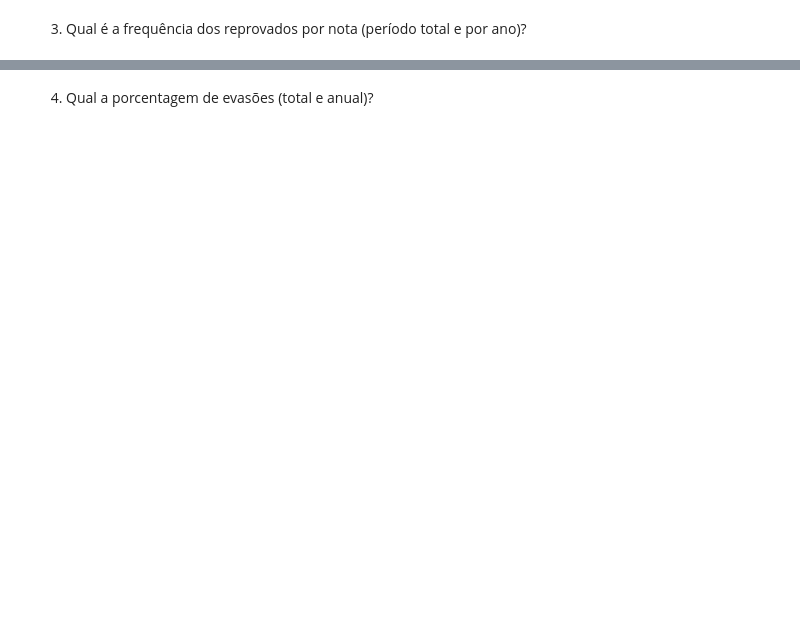
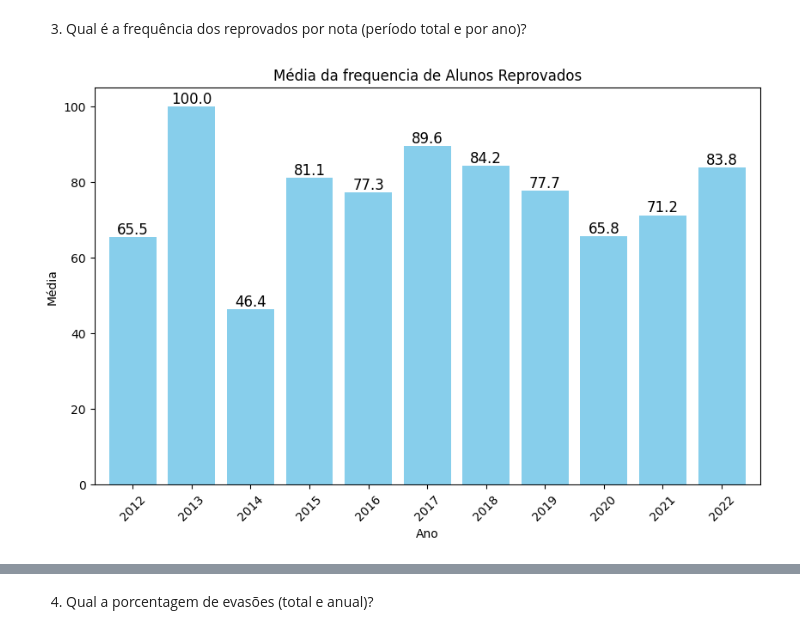
Before and after one commit to EricRSouza/Data-Science-e-Big-Data, a Jupyter notebook: resolucao01.ipynb, the cells around one changed output, grey strips where cells are left out. Drawn from its saved outputs; the diff is of its cells as text; code cells hidden in the pictures; blank space fills up the shorter version.

```diff
--- a/resolucao01.ipynb
+++ b/resolucao01.ipynb
@@ -67,0 +94,24 @@ frequencia_reprovados_por_ano = reprovados_nota.groupby('ano').size()
+# %%
+# Como anteriormente incluímos os alunos com nota inferior a 50 que reprovaram por frequência, aqui conseguimos ter uma amostra próxima da realidade da média da frequência dos alunos.
+# Média da Frequência dos alunos reprovados
+
+# Média em todo o período de Tempo
+media_frequencia_reprovados_total = reprovados_nota['frequencia'].mean()
+
+# Média por ano
+media_frequencia_reprovados_por_ano = reprovados_nota.groupby('ano')['frequencia'].mean()
+
+# Gráfico
+for i, (ano, media) in enumerate(media_frequencia_reprovados_por_ano.items()):
+    plt.text(i, media, f"{media:.1f}", ha='center', va='bottom', fontsize=12)
+media_frequencia_reprovados_por_ano.plot(figsize=(10, 6),
+                            kind='bar',
+                            color='skyblue',
+                            title='Média da frequencia de Alunos Reprovados',
+                            xlabel='Ano',
+                            ylabel='Média',
+                            width=0.8,
+                            rot=45)
+plt.show()
+# %% [output]
+[figure, added]
```
Also changed, not shown: parts of 14 cells of this notebook.
